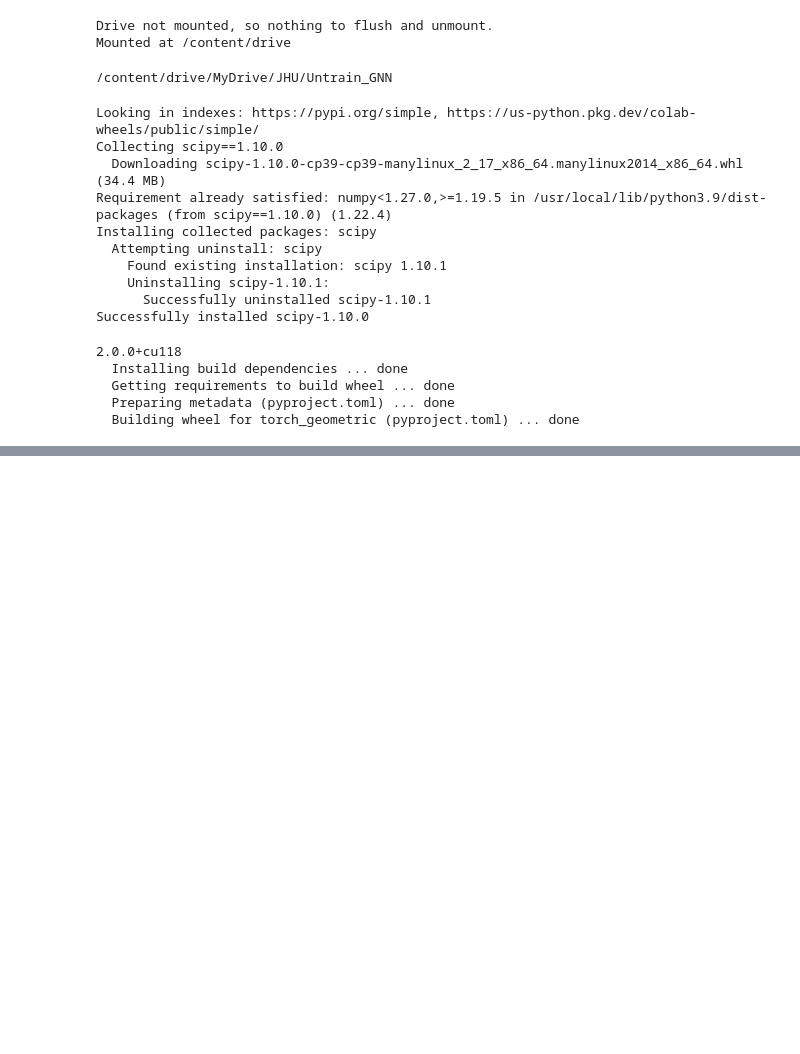
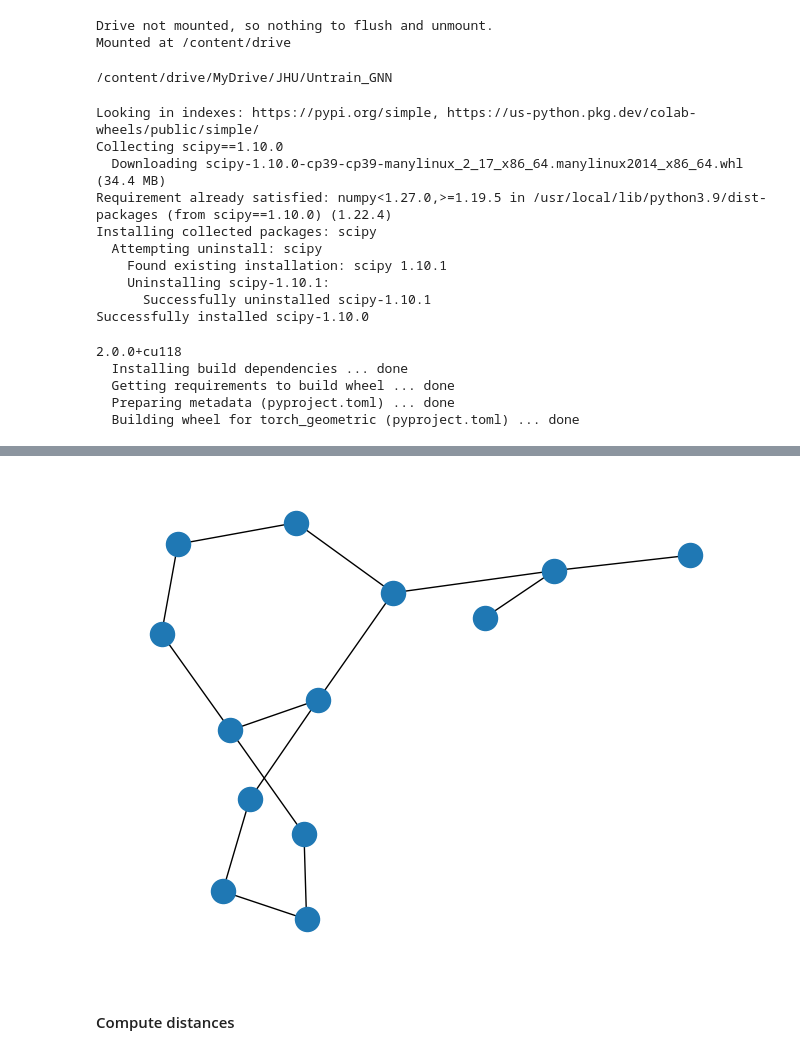
Before and after one commit to nhuang37/finegrain_expressivity_GNN, a Jupyter notebook: distance_preservation/Finegrain_MPNN_evaluation.ipynb, the cells around one changed output, grey strips where cells are left out. Saved outputs shown, nothing was run; the diff lists cells and outputs as text; code cells hidden in the pictures; blank space fills up the shorter version.

```diff
--- a/distance_preservation/Finegrain_MPNN_evaluation.ipynb
+++ b/distance_preservation/Finegrain_MPNN_evaluation.ipynb
@@ -297,0 +388,6 @@ plt.show()
+# %%
+nx.draw(H)
+# %% [output]
+[figure, added]
+# %% [markdown]
+#### Compute distances
```
Also changed, not shown: parts of 27 cells of this notebook.
